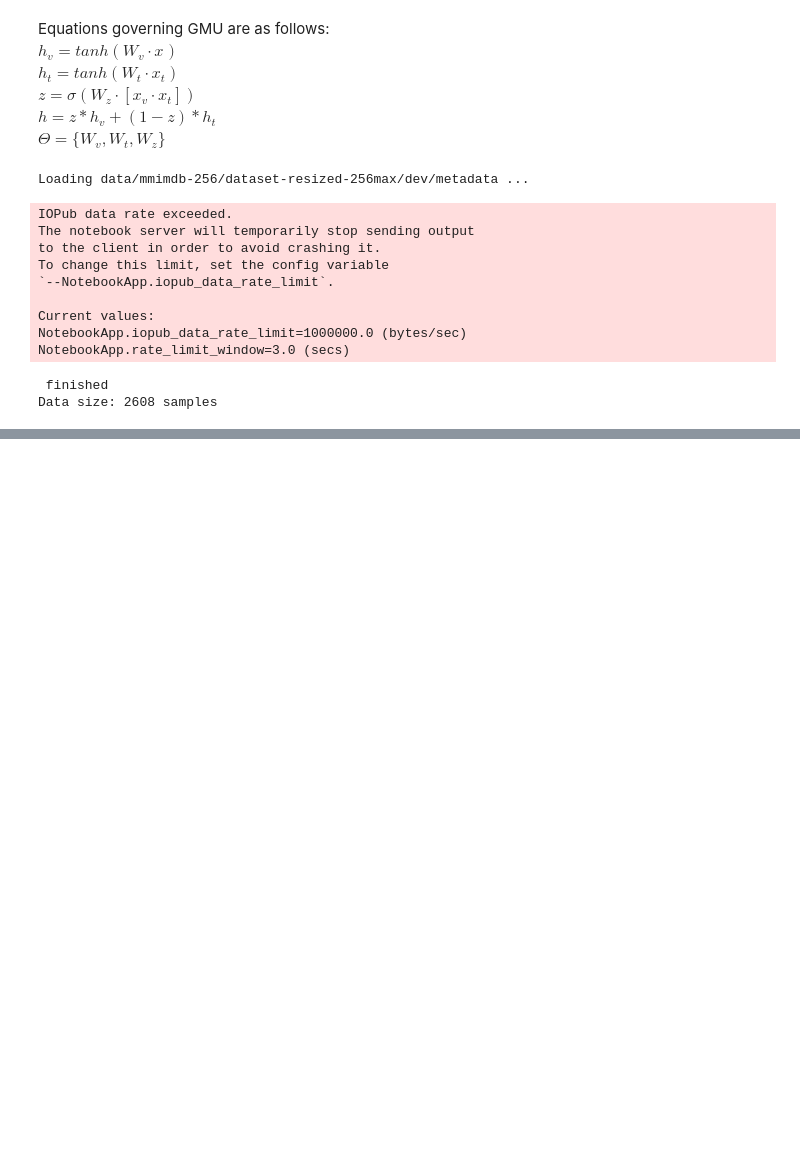
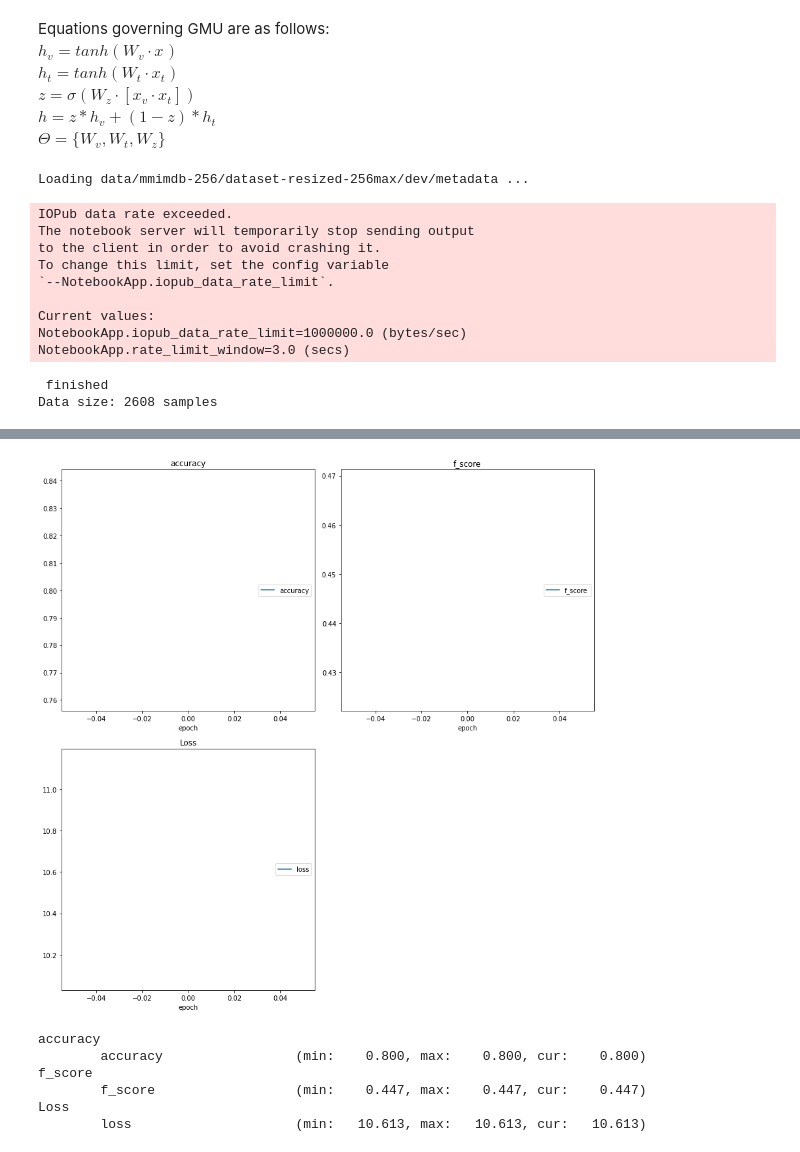
Before and after one commit to NikiSub/MultiModal-Movie-Genre-Analysis, a Jupyter notebook: multimodal_analysis.ipynb, the cells around one changed output, grey strips where cells are left out. Saved outputs shown, nothing was run; the diff lists cells and outputs as text; code cells hidden in the pictures; blank space fills up the shorter version.

```diff
--- a/multimodal_analysis.ipynb
+++ b/multimodal_analysis.ipynb
@@ -250,6 +291,25 @@ NotebookApp.rate_limit_window=3.0 (secs)
  finished
 # %%
 gmu = Gated_MultiModal_Unit(image_model, text_model)
+# %%
+def top5_accuracy(predicted, labels):
+    sorted_vals, sorted_ids = \
+        predicted.data.sigmoid().sort(dim = 1, descending = True)
+    pred_vals = sorted_vals[:, :5] > 0.5 # Anything with sigmoid > 0.5 is 1.
+    true_vals = labels.data.gather(1, sorted_ids[:, :5]) # Find true values.
+    return (pred_vals == true_vals).sum(dim = 1) / 5.0
+
+def f_score(predicted, labels):
+    #print(predicted)
+    #print(predicted.data.sigmoid())
+    pred_vals = predicted.data.sigmoid() > 0.5
+    #print(pred_vals)
+    #print(labels)
+    true_positive = ((pred_vals==1) & (pred_vals == labels)).sum(dim = 1)
+    false_positive = ((pred_vals==1) & (pred_vals != labels)).sum(dim = 1)
+    false_negative = ((pred_vals==0) & (pred_vals != labels)).sum(dim = 1)
+    f_score = true_positive/(true_positive+(false_positive+false_negative)/2)
+    return f_score
 # %%
 from transformers import AdamW  # optimizer that comes with this library.
 from transformers import get_linear_schedule_with_warmup
@@ -293,0 +409,21 @@ for epoch in range(0, num_epochs):
+# %%
+from torch import optim
+
+learning_rate = 0.003
+
+optimizer = optim.Adam(list(gmu.ht_gate.parameters()) + list(gmu.z_gate.parameters()) + list(gmu.hv_gate.parameters()), lr=learning_rate)
+
+criterion = nn.BCEWithLogitsLoss(reduction = 'none')
+# scheduler = get_linear_schedule_with_warmup(optimizer, num_warmup_steps = 0, num_training_steps = total_steps)
+
+
+# train_gmu(gmu, criterion, optimizer, scheduler, num_epochs)
+train_gmu(gmu, optimizer, criterion, 4)
+# %% [output]
+[figure, added]
+accuracy
+        accuracy                 (min:    0.800, max:    0.800, cur:    0.800)
+f_score
+        f_score                  (min:    0.447, max:    0.447, cur:    0.447)
+Loss
+        loss                     (min:   10.613, max:   10.613, cur:   10.613)
```
Also changed, not shown: parts of 5 cells of this notebook.
